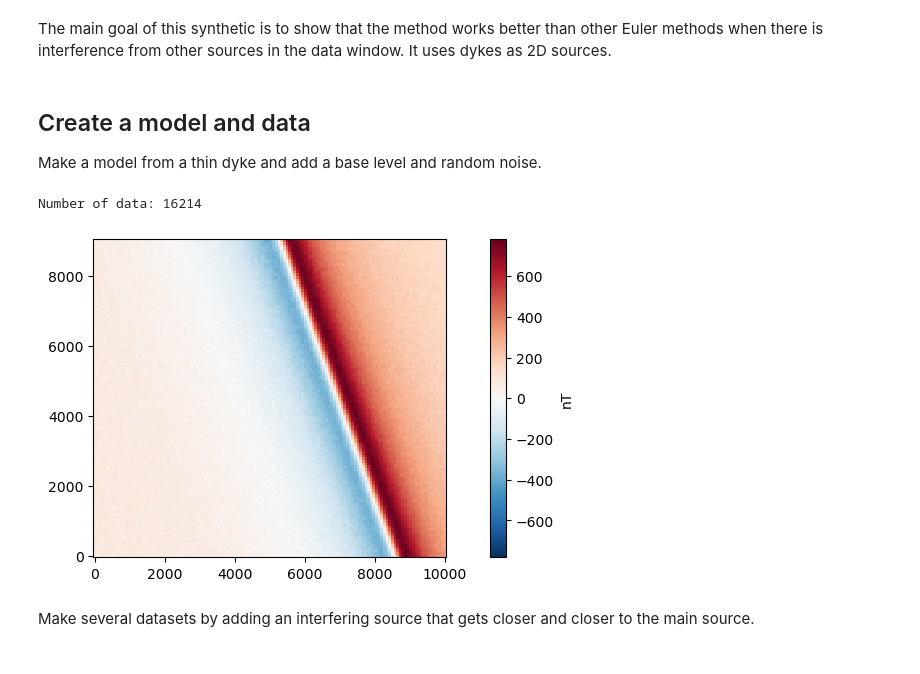
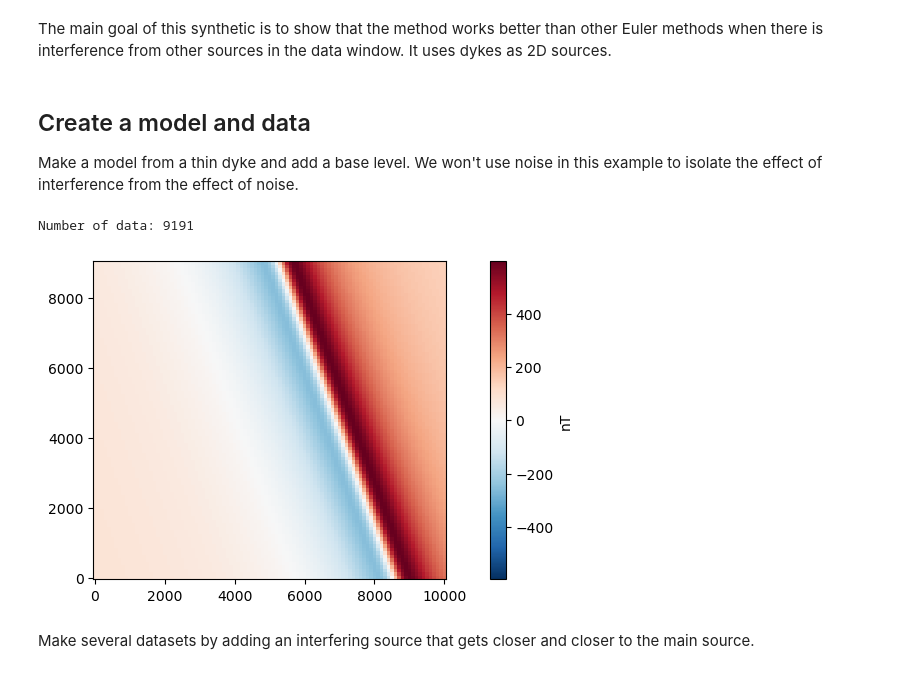
Before and after one commit to compgeolab/euler-inversion, a Jupyter notebook: code/synthetic-interfering-sources-dykes.ipynb, the cells around one changed output. Saved outputs shown, nothing was run; the diff lists cells and outputs as text; code cells hidden in the pictures.

```diff
--- a/code/synthetic-interfering-sources-dykes.ipynb
+++ b/code/synthetic-interfering-sources-dykes.ipynb
@@ -17,11 +17,11 @@ warnings.filterwarnings("ignore")
 # %% [markdown]
 ## Create a model and data
 
-Make a model from a thin dyke and add a base level and random noise.
+Make a model from a thin dyke and add a base level. We won't use noise in this example to isolate the effect of interference from the effect of noise.
 # %%
 region = [0, 10e3, 0, 9e3]
-height = 300
-spacing = 75
+height = 400
+spacing = 100
 coordinates = vd.grid_coordinates(region, spacing=spacing, extra_coords=height)
 intensity, inclination, declination = 20, -30, 20
 main_field = hm.magnetic_angles_to_vec(1, inclination, declination)
@@ -31,40 +31,36 @@ azimuth = 20
 dike_coordinates_rotated = euler.rotate_coordinates(true_coordinates, azimuth)
 magnetic_field = hm.prism_magnetic(
     euler.rotate_coordinates(coordinates, azimuth),
     prisms=[
         dike_coordinates_rotated[0] - 100,
         dike_coordinates_rotated[0] + 100,
         dike_coordinates_rotated[1] - 100e3,
         dike_coordinates_rotated[1] + 100e3,
         dike_coordinates_rotated[2] - 5e3,
         dike_coordinates_rotated[2],
     ],
     magnetization=hm.magnetic_angles_to_vec(intensity, inclination, declination + azimuth),
     field="b",
 )
 magnetic_anomaly = sum(b * f for b, f in zip(magnetic_field, main_field))
 
-# Add noise and the base level
-noise_level = 10  # nT
-magnetic_anomaly += np.random.default_rng(42).normal(
-    0, noise_level, size=magnetic_anomaly.shape
-)
+# Add the base level
 base_level = 100  # nT
 magnetic_anomaly += base_level
 
 print(f"Number of data: {magnetic_anomaly.size}")
 
 fig, ax = plt.subplots(1, 1, figsize=(6, 3.5), layout="constrained")
 ax.set_aspect("equal")
 scale = vd.maxabs(magnetic_anomaly)
 tmp = ax.pcolormesh(
     *coordinates[:2], magnetic_anomaly, cmap="RdBu_r", vmin=-scale, vmax=scale
 )
 fig.colorbar(tmp, label="nT")
 plt.show()
 # %% [output]
-Number of data: 16214
+Number of data: 9191
-[figure, old version]
+[figure, new version]
 # %% [markdown]
 Make several datasets by adding an interfering source that gets closer and closer to the main source.
 # %%
```
Also changed, not shown: parts of 4 cells of this notebook, 6 other files.
